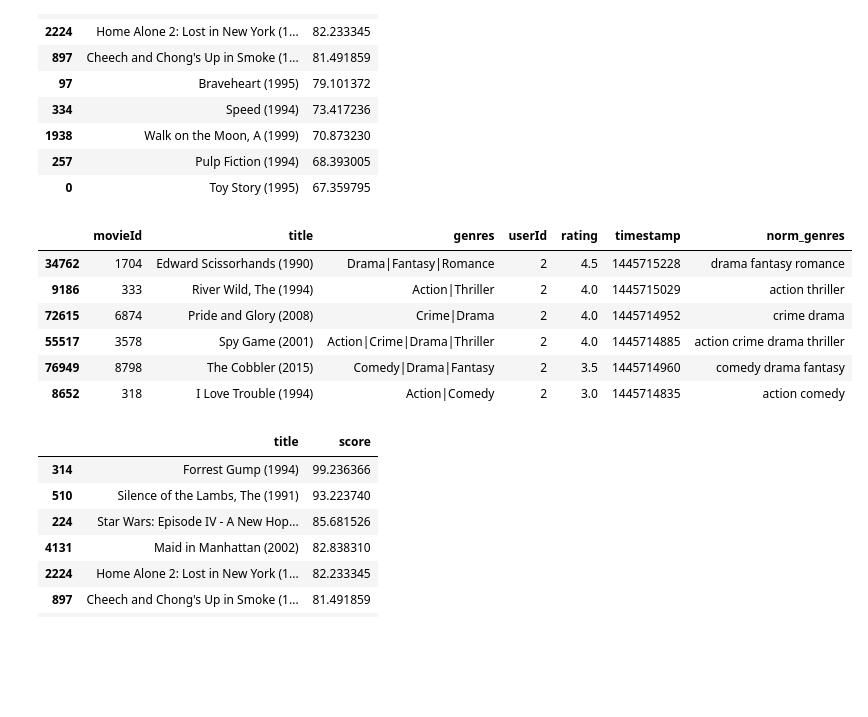
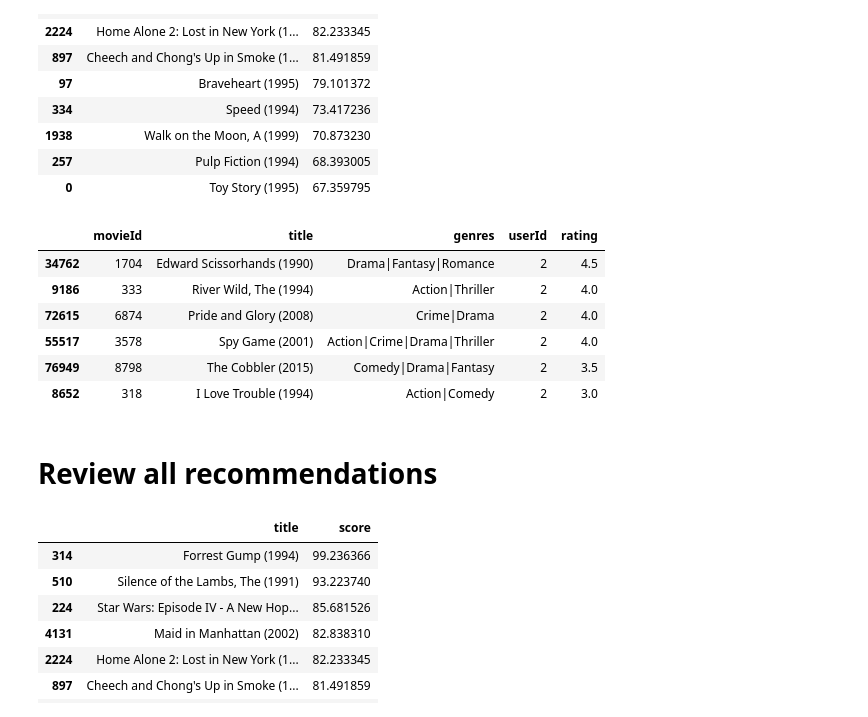
Before and after one commit to AlexBorealis/netology_recsys_hw, a Jupyter notebook: kozlov_hw_3_recsys.ipynb, the cells around one changed output. Cells and saved outputs as stored; diff of their text form; code cells hidden in the pictures; blank space fills up the shorter version.

```diff
--- a/kozlov_hw_3_recsys.ipynb
+++ b/kozlov_hw_3_recsys.ipynb
@@ -228,15 +230,19 @@ recommendations.iloc[np.random.choice(np.arange(0, 20), size= 10, replace= False
 | 257 | Pulp Fiction (1994) | 68.393005 |
 | 0 | Toy Story (1995) | 67.359795 |
 # %%
-movies_with_ratings.loc[movies_with_ratings['userId'] == 2].sort_values(ascending= False, by= 'rating')
+movies_with_ratings.loc[movies_with_ratings['userId'] == 2].sort_values(
+    ascending= False, by= 'rating'
+).loc[:, ['movieId', 'title', 'genres', 'userId', 'rating']]
 # %% [output]
-|  | movieId | title | genres | userId | rating | timestamp | norm_genres |
-| 34762 | 1704 | Edward Scissorhands (1990) | Drama|Fantasy|Romance | 2 | 4.5 | 1445715228 | drama fantasy romance |
-| 9186 | 333 | River Wild, The (1994) | Action|Thriller | 2 | 4.0 | 1445715029 | action thriller |
-| 72615 | 6874 | Pride and Glory (2008) | Crime|Drama | 2 | 4.0 | 1445714952 | crime drama |
-| 55517 | 3578 | Spy Game (2001) | Action|Crime|Drama|Thriller | 2 | 4.0 | 1445714885 | action crime drama thriller |
-| 76949 | 8798 | The Cobbler (2015) | Comedy|Drama|Fantasy | 2 | 3.5 | 1445714960 | comedy drama fantasy |
-| 8652 | 318 | I Love Trouble (1994) | Action|Comedy | 2 | 3.0 | 1445714835 | action comedy |
+|  | movieId | title | genres | userId | rating |
+| 34762 | 1704 | Edward Scissorhands (1990) | Drama|Fantasy|Romance | 2 | 4.5 |
+| 9186 | 333 | River Wild, The (1994) | Action|Thriller | 2 | 4.0 |
+| 72615 | 6874 | Pride and Glory (2008) | Crime|Drama | 2 | 4.0 |
+| 55517 | 3578 | Spy Game (2001) | Action|Crime|Drama|Thriller | 2 | 4.0 |
+| 76949 | 8798 | The Cobbler (2015) | Comedy|Drama|Fantasy | 2 | 3.5 |
+| 8652 | 318 | I Love Trouble (1994) | Action|Comedy | 2 | 3.0 |
+# %% [markdown]
+# **Review all recommendations**
 # %%
 recommendations.head(20)
 # %% [output]
```
Also changed, not shown: parts of 1 cell of this notebook.
